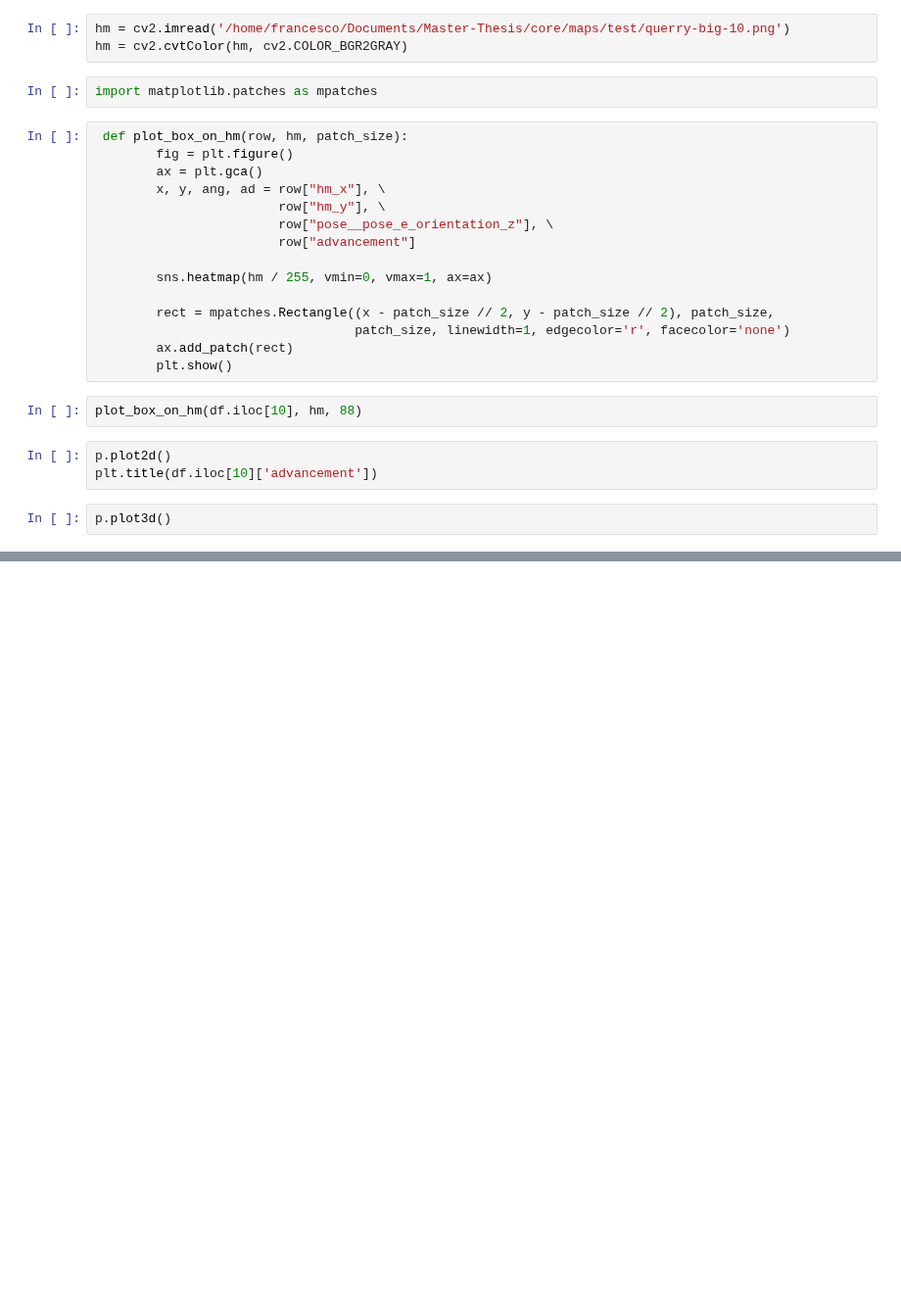
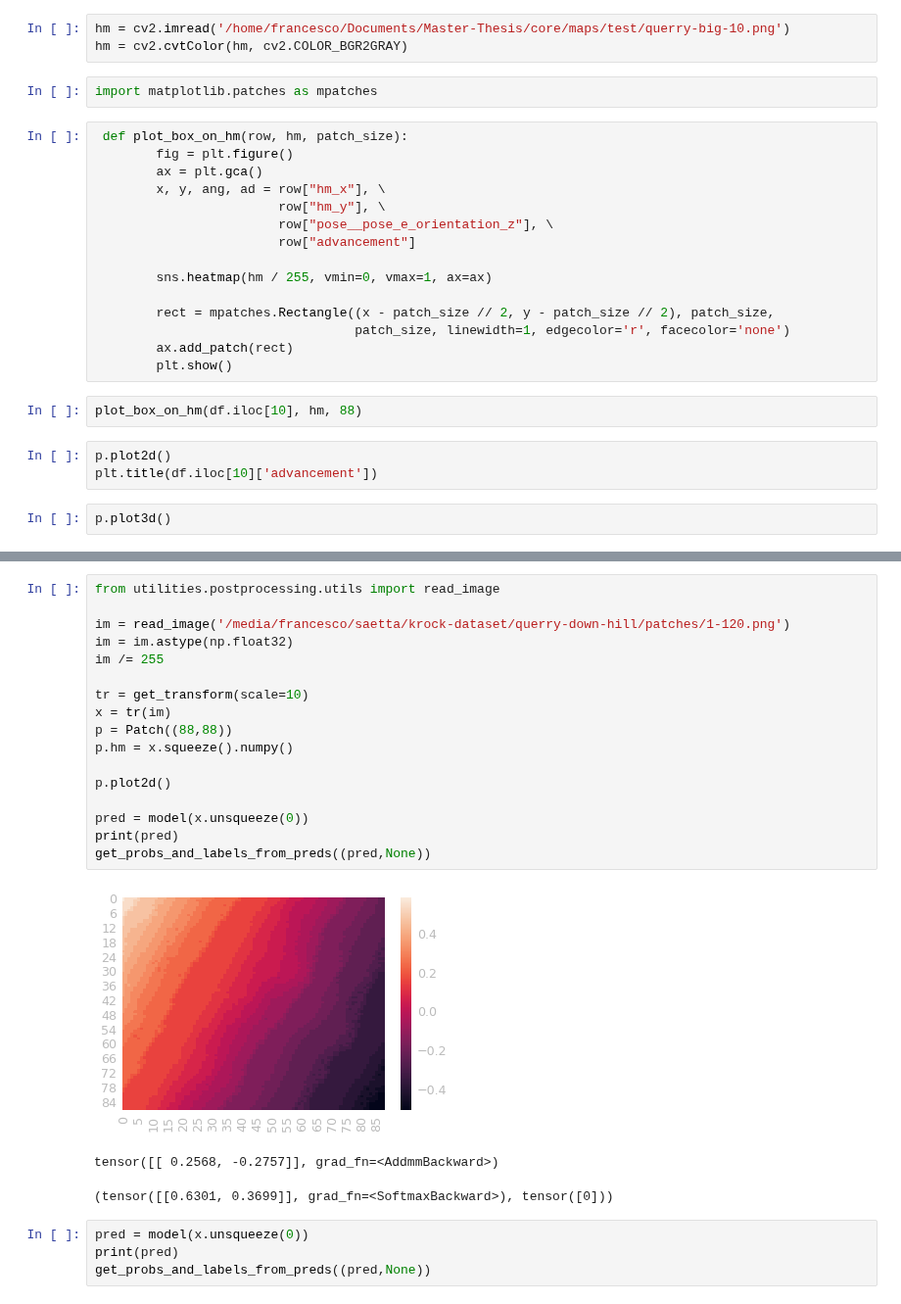
Before and after one commit to FrancescoSaverioZuppichini/Master-Thesis, a Jupyter notebook: core/vis-estimators.ipynb, the cells around one changed output, grey strips where cells are left out. Shown at 98% size. Drawn from its saved outputs; the diff is of its cells as text; blank space fills up the shorter version.

```diff
--- a/core/vis-estimators.ipynb
+++ b/core/vis-estimators.ipynb
@@ -246,0 +285,25 @@ p.plot3d()
+# %%
+from utilities.postprocessing.utils import read_image
+
+im = read_image('/media/francesco/saetta/krock-dataset/querry-down-hill/patches/1-120.png')
+im = im.astype(np.float32)
+im /= 255
+
+tr = get_transform(scale=10)
+x = tr(im)
+p = Patch((88,88))
+p.hm = x.squeeze().numpy()
+
+p.plot2d()
+
+pred = model(x.unsqueeze(0))
+print(pred)
+get_probs_and_labels_from_preds((pred,None))
+# %% [output]
+[figure, added]
+tensor([[ 0.2568, -0.2757]], grad_fn=<AddmmBackward>)
+(tensor([[0.6301, 0.3699]], grad_fn=<SoftmaxBackward>), tensor([0]))
+# %%
+pred = model(x.unsqueeze(0))
+print(pred)
+get_probs_and_labels_from_preds((pred,None))
```
Also changed, not shown: parts of 7 cells of this notebook, 29 other files.
